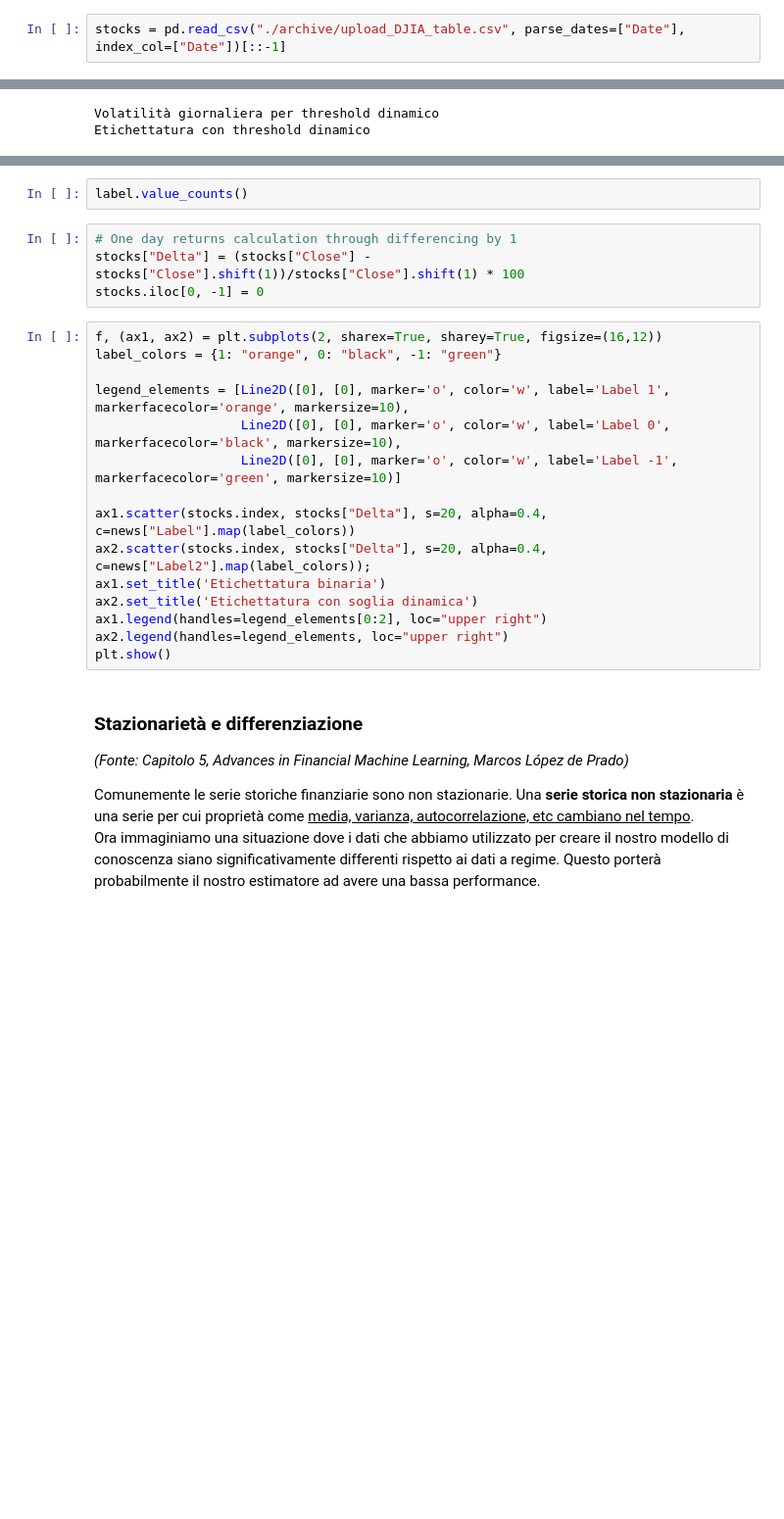
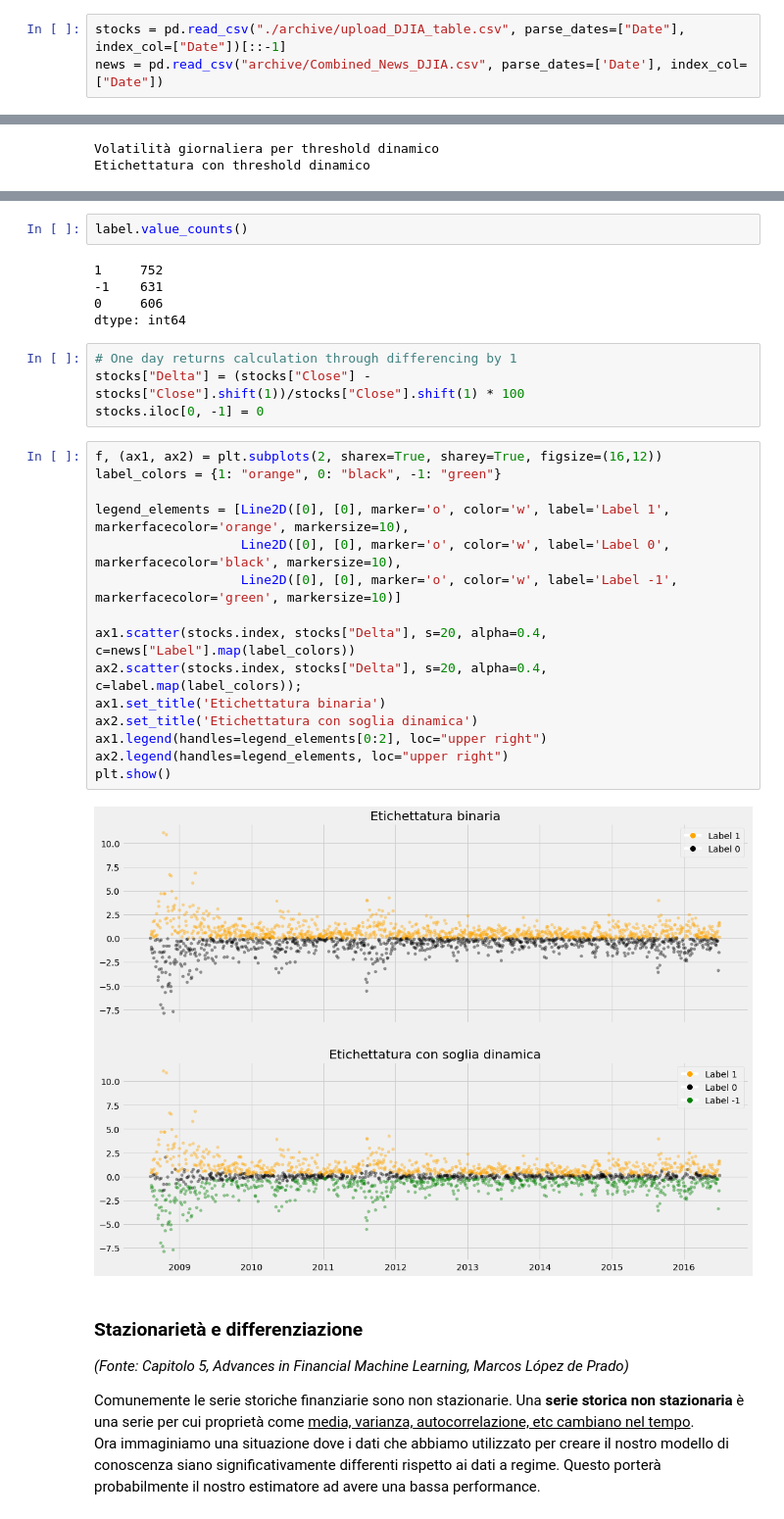
Before and after one commit to alessioarcara/forecasting-DJIA-prices, a Jupyter notebook: Progetto A.A 2020-2021.ipynb, the cells around one changed output, grey strips where cells are left out. Shown at 98% size. Cells and saved outputs as stored; diff of their text form; blank space fills up the shorter version.

```diff
--- a/Progetto A.A 2020-2021.ipynb
+++ b/Progetto A.A 2020-2021.ipynb
@@ -74,6 +78,7 @@ nltk.download("stopwords")
 True
 # %%
 stocks = pd.read_csv("./archive/upload_DJIA_table.csv", parse_dates=["Date"], index_col=["Date"])[::-1]
+news = pd.read_csv("archive/Combined_News_DJIA.csv", parse_dates=['Date'], index_col=["Date"])
 # %% [markdown]
 ## Preprocessing
 # %% [markdown]
@@ -162,5 +165,10 @@ NameError: name 'news' is not defined
 # %%
 label.value_counts()
+# %% [output]
+1     752
+-1    631
+0     606
+dtype: int64
 # %%
 # One day returns calculation through differencing by 1
 stocks["Delta"] = (stocks["Close"] - stocks["Close"].shift(1))/stocks["Close"].shift(1) * 100
@@ -168,18 +176,20 @@ stocks.iloc[0, -1] = 0
 # %%
 f, (ax1, ax2) = plt.subplots(2, sharex=True, sharey=True, figsize=(16,12))
 label_colors = {1: "orange", 0: "black", -1: "green"}
 
 legend_elements = [Line2D([0], [0], marker='o', color='w', label='Label 1', markerfacecolor='orange', markersize=10),
                    Line2D([0], [0], marker='o', color='w', label='Label 0', markerfacecolor='black', markersize=10),
                    Line2D([0], [0], marker='o', color='w', label='Label -1', markerfacecolor='green', markersize=10)]
 
 ax1.scatter(stocks.index, stocks["Delta"], s=20, alpha=0.4, c=news["Label"].map(label_colors))
-ax2.scatter(stocks.index, stocks["Delta"], s=20, alpha=0.4, c=news["Label2"].map(label_colors));
+ax2.scatter(stocks.index, stocks["Delta"], s=20, alpha=0.4, c=label.map(label_colors));
 ax1.set_title('Etichettatura binaria')
 ax2.set_title('Etichettatura con soglia dinamica')
 ax1.legend(handles=legend_elements[0:2], loc="upper right")
 ax2.legend(handles=legend_elements, loc="upper right")
 plt.show()
+# %% [output]
+[figure, added]
 # %% [markdown]
 ### Stazionarietà e differenziazione
 *(Fonte: Capitolo 5, Advances in Financial Machine Learning, Marcos López de Prado)*
```
Also changed, not shown: parts of 55 cells of this notebook.
